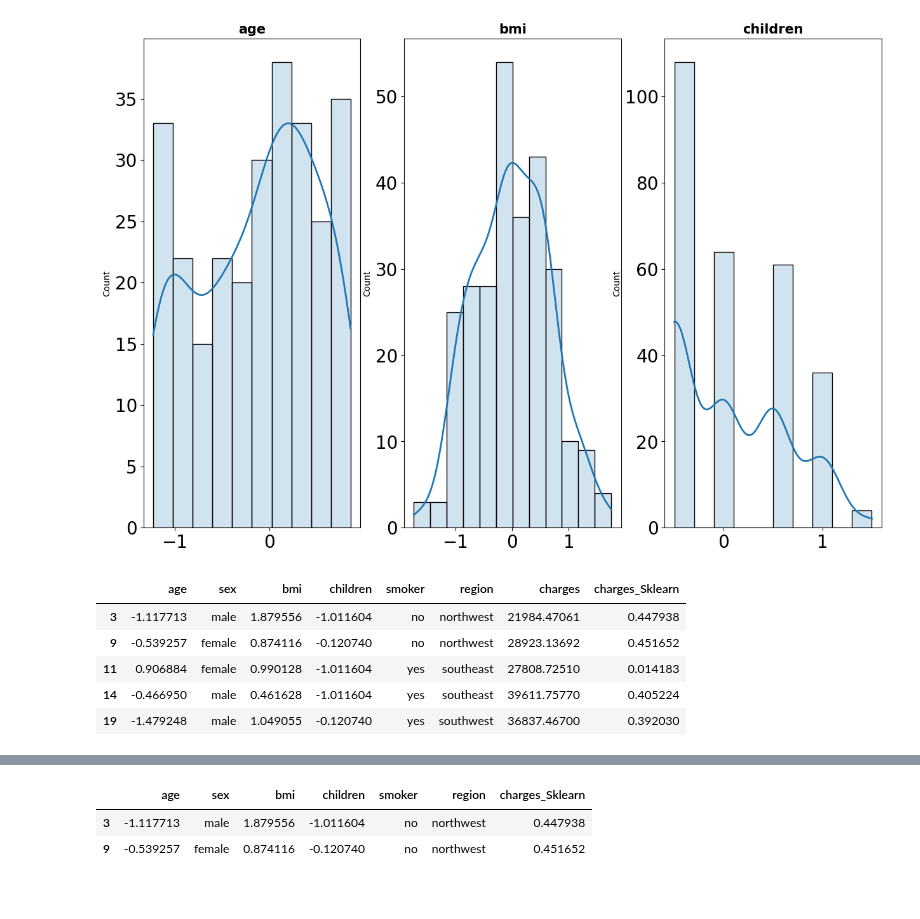
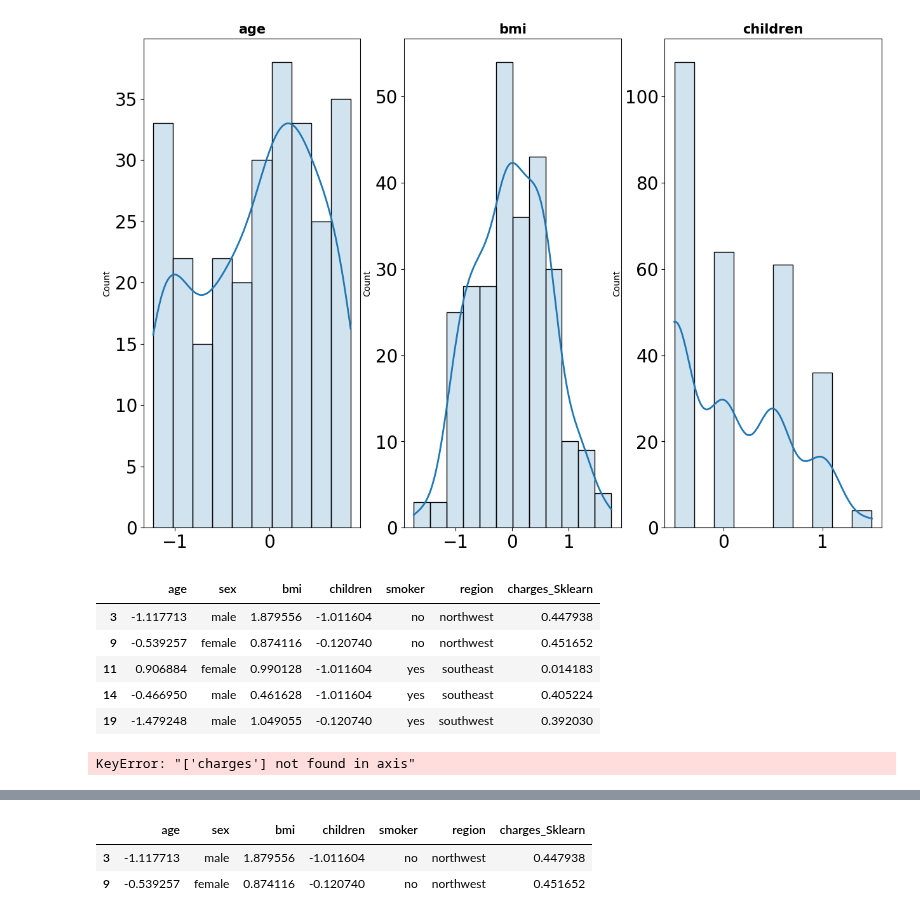
Before and after one commit to Adalab/DA-modulo-3-sprint-1-ana-anak, a Jupyter notebook: 06-RL-ML-Estandarizacion.ipynb, the cells around one changed output, grey strips where cells are left out. Cells and saved outputs as stored; diff of their text form; code cells hidden in the pictures.

```diff
--- a/06-RL-ML-Estandarizacion.ipynb
+++ b/06-RL-ML-Estandarizacion.ipynb
@@ -228,19 +228,23 @@ for i, colum in enumerate(columnas_estandar):
     axes[i].set_xlabel("")
 # %% [output]
 [figure]
+# %%
+df1=df.copy()
 # %%
 # vamos a guardar este dataframe para seguir trabajando en la siguiente lección de Encoding con el.
 # Pero antes de eso tenemos que juntar los resultados de la estandarización a nuestro dataframe original
-df[numericas_estandar.columns] = numericas_estandar
-df.head()
+df1[numericas_estandar.columns] = numericas_estandar
+df1.head()
 # %% [output]
-|  | age | sex | bmi | children | smoker | region | charges | charges_Sklearn |
-| 3 | -1.117713 | male | 1.879556 | -1.011604 | no | northwest | 21984.47061 | 0.447938 |
-| 9 | -0.539257 | female | 0.874116 | -0.120740 | no | northwest | 28923.13692 | 0.451652 |
-| 11 | 0.906884 | female | 0.990128 | -1.011604 | yes | southeast | 27808.72510 | 0.014183 |
-| 14 | -0.466950 | male | 0.461628 | -1.011604 | yes | southeast | 39611.75770 | 0.405224 |
-| 19 | -1.479248 | male | 1.049055 | -0.120740 | yes | southwest | 36837.46700 | 0.392030 |
+|  | age | sex | bmi | children | smoker | region | charges_Sklearn |
+| 3 | -1.117713 | male | 1.879556 | -1.011604 | no | northwest | 0.447938 |
+| 9 | -0.539257 | female | 0.874116 | -0.120740 | no | northwest | 0.451652 |
+| 11 | 0.906884 | female | 0.990128 | -1.011604 | yes | southeast | 0.014183 |
+| 14 | -0.466950 | male | 0.461628 | -1.011604 | yes | southeast | 0.405224 |
+| 19 | -1.479248 | male | 1.049055 | -0.120740 | yes | southwest | 0.392030 |
 # %%
 # vamos a eliminar la columna de MEDV ya que esta dos veces en el dataframe
 
-df.drop("charges", axis = 1, inplace = True)
+df1.drop("charges", axis = 1, inplace = True)
+# %% [output]
+KeyError: "['charges'] not found in axis"
```
Also changed, not shown: parts of 6 cells of this notebook, 2 other files.
